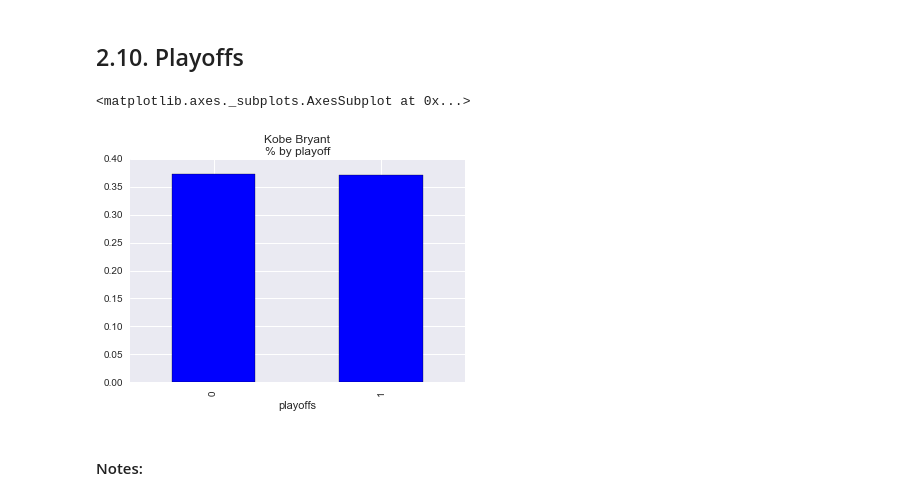
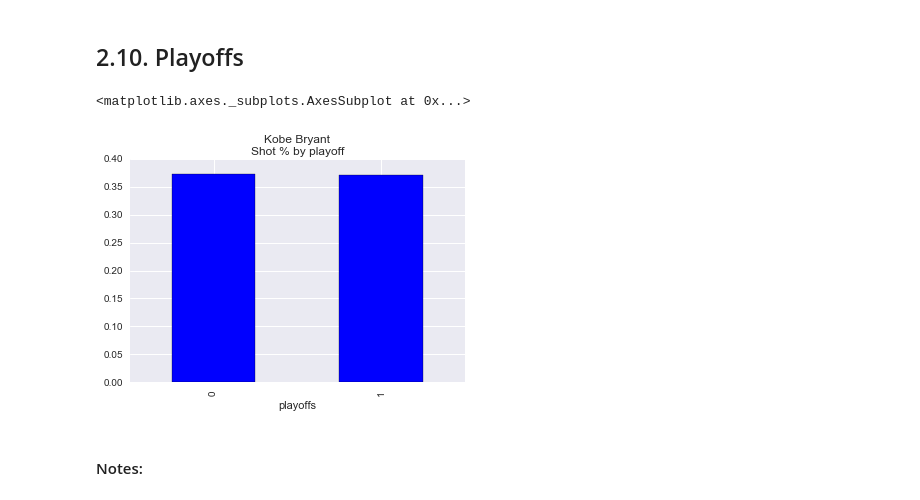
Before and after one commit to joaopcoelho/kobe-shots, a Jupyter notebook: kobe.ipynb, the cells around one changed output. Cells and saved outputs as stored; diff of their text form; code cells hidden in the pictures.

```diff
--- a/kobe.ipynb
+++ b/kobe.ipynb
@@ -266,10 +266,10 @@ playoff_scored = pd.pivot_table(data, index="playoffs", values="shot_made_flag",
 
 accuracy = playoff_scored/playoff_shots
 # %%
-accuracy.plot.bar(title='Kobe Bryant\n% by playoff')
+accuracy.plot.bar(title='Kobe Bryant\nShot % by playoff')
 # %% [output]
 <matplotlib.axes._subplots.AxesSubplot at 0x...>
-[figure, old version]
+[figure, new version]
 # %% [markdown]
 #### Notes:
 # %% [markdown]
```
Also changed, not shown: parts of 22 cells of this notebook.
